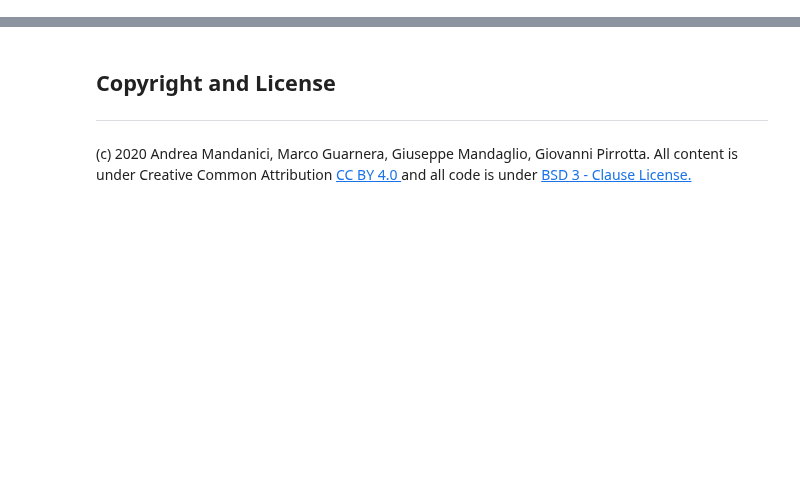
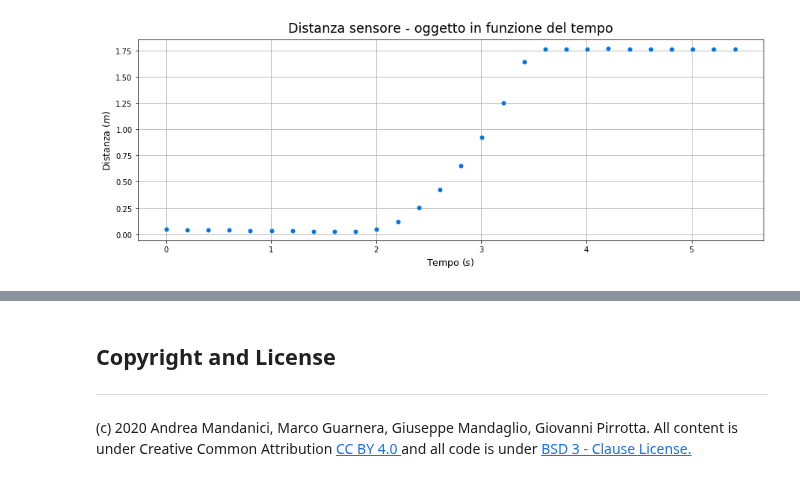
Before and after one commit to Darkaquon/Physics-with-Open-Source-Software, a Jupyter notebook: Notebook/Piano_inclinato.ipynb, the cells around one changed output, grey strips where cells are left out. Saved outputs shown, nothing was run; the diff lists cells and outputs as text; code cells hidden in the pictures; blank space fills up the shorter version.

```diff
--- a/Notebook/Piano_inclinato.ipynb
+++ b/Notebook/Piano_inclinato.ipynb
@@ -592,0 +90,31 @@ HTML(open(css_file, "r").read())
+# %%
+# Utilizzato per importare la libreria adoperata per le strutture e le funzioni matematiche.
+import numpy as np
+# Utilizzato per importare la libreria adoperata per i grafici.
+import matplotlib.pyplot as plt
+
+
+# Utilizzato per importare un file di dati.
+inputDataFile = "Dati/distance-table.csv"
+
+# Utilizzato per leggere il file di dati.
+t, x = np.loadtxt(inputDataFile, delimiter = ",", unpack = True)
+
+# Utilizzato per il grafico.
+plt.figure(1, figsize = (15, 15)) # Utilizzato per creare, numerare e dimensionare il grafico.
+# Utilizzato per il titolo.
+plt.title("Distanza sensore - oggetto in funzione del tempo", fontdict = {"fontsize": 17.5}, pad = 10)
+# Utilizzato per la x.
+plt.xlabel("Tempo $ (s) $", fontsize = 12.5)
+# Utilizzato per la y.
+plt.ylabel("Distanza $ (m) $", fontsize = 12.5)
+# Utilizzato per rappresentare x e y.
+plt.plot(t, x, "o", color = "#0075E2", markersize = 5)
+# Utilizzato per la griglia.
+plt.grid(True)
+# Utilizzato per avere gli assi con la stessa scala.
+plt.gca().set_aspect("equal", adjustable = "box")
+# Utilizzato per mostrare il grafico.
+plt.show()
+# %% [output]
+[figure, added]
```
Also changed, not shown: parts of 47 cells of this notebook, 12 other files.
